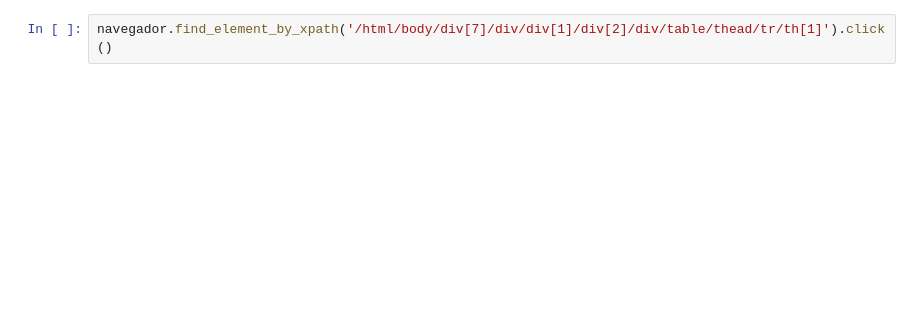
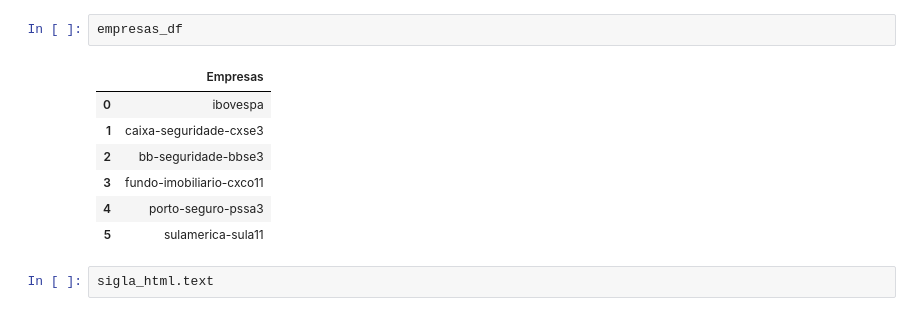
Before and after one commit to leandromartins36/acoes_nv, a Jupyter notebook: infomoney.ipynb, the cells around one changed output. Drawn from its saved outputs; the diff is of its cells as text; blank space fills up the shorter version.

```diff
--- a/infomoney.ipynb
+++ b/infomoney.ipynb
@@ -99,2 +80,12 @@ while (contador < len(empresas_df)):
-# %%
-navegador.find_element_by_xpath('/html/body/div[7]/div/div[1]/div[2]/div/table/thead/tr/th[1]').click()
+# %%
+empresas_df
+# %% [output]
+|  | Empresas |
+| 0 | ibovespa |
+| 1 | caixa-seguridade-cxse3 |
+| 2 | bb-seguridade-bbse3 |
+| 3 | fundo-imobiliario-cxco11 |
+| 4 | porto-seguro-pssa3 |
+| 5 | sulamerica-sula11 |
+# %%
+sigla_html.text
```
Also changed, not shown: parts of 11 cells of this notebook, 5 other files.
